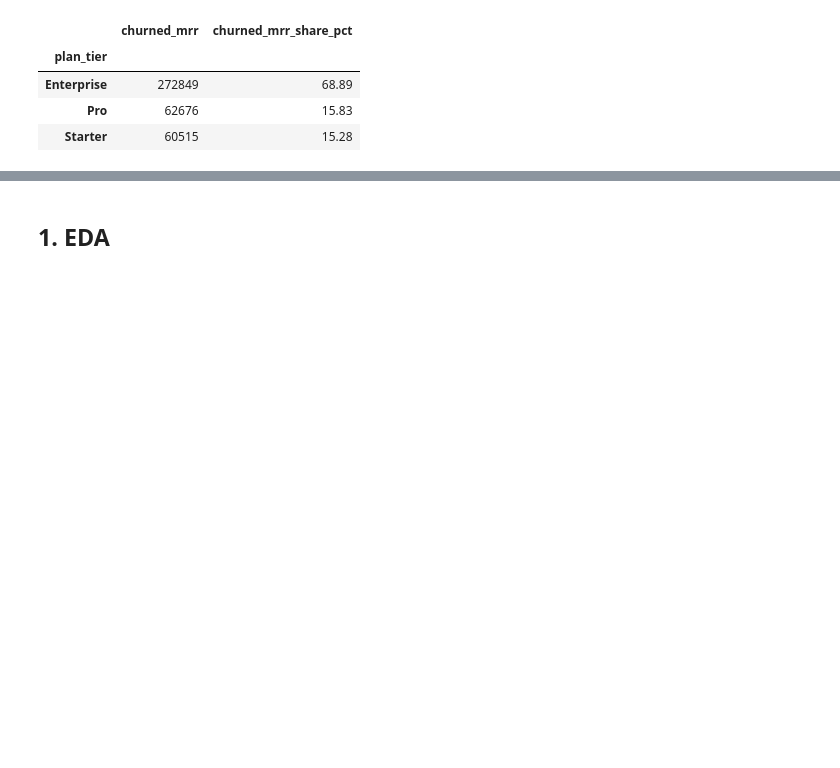
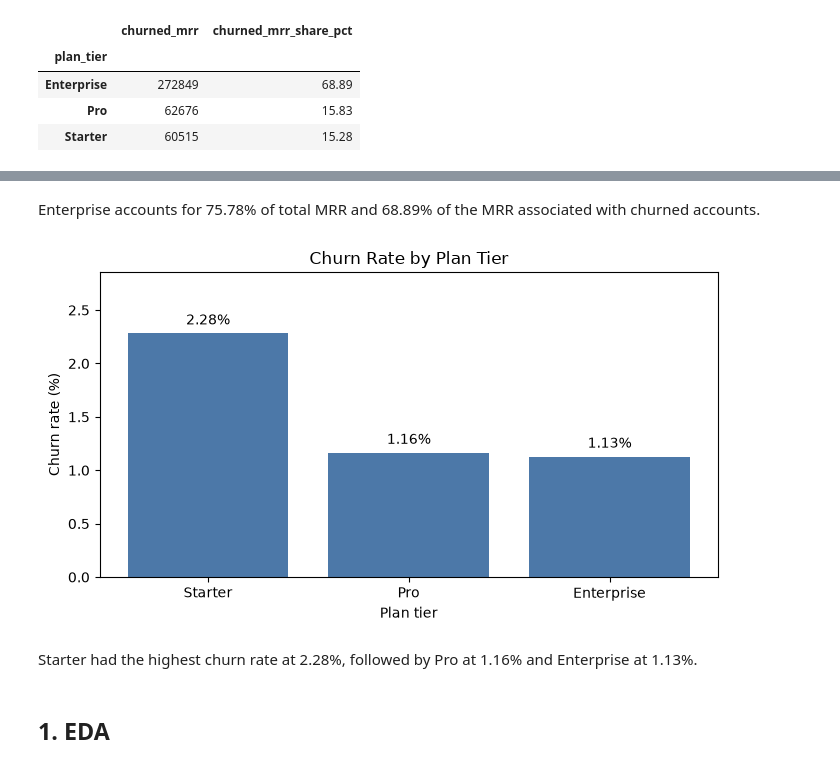
Before and after one commit to Issarat/b2b-saas-churn, a Jupyter notebook: b2b-saas-predict.ipynb, the cells around one changed output, grey strips where cells are left out. Saved outputs shown, nothing was run; the diff lists cells and outputs as text; code cells hidden in the pictures; blank space fills up the shorter version.

```diff
--- a/b2b-saas-predict.ipynb
+++ b/b2b-saas-predict.ipynb
@@ -148,3 +187,23 @@ display(
+# %% [markdown]
+Enterprise accounts for 75.78% of total MRR and 68.89% of the MRR associated with churned accounts.
+# %%
+churn_rates = tier_summary["churn_rate_pct"].sort_values(ascending=False)
+
+fig, ax = plt.subplots(figsize=(7, 4))
+bars = ax.bar(churn_rates.index, churn_rates, color="#4C78A8")
+ax.bar_label(bars, fmt="%.2f%%", padding=4)
+
+ax.set_title("Churn Rate by Plan Tier")
+ax.set_xlabel("Plan tier")
+ax.set_ylabel("Churn rate (%)")
+ax.set_ylim(0, churn_rates.max() * 1.25)
+
+fig.tight_layout()
+plt.show()
+# %% [output]
+[figure, added]
+# %% [markdown]
+Starter had the highest churn rate at 2.28%, followed by Pro at 1.16% and Enterprise at 1.13%.
 # %% [markdown]
 ## 1. EDA
 # %%
```
Also changed, not shown: parts of 9 cells of this notebook, 5 other files.
